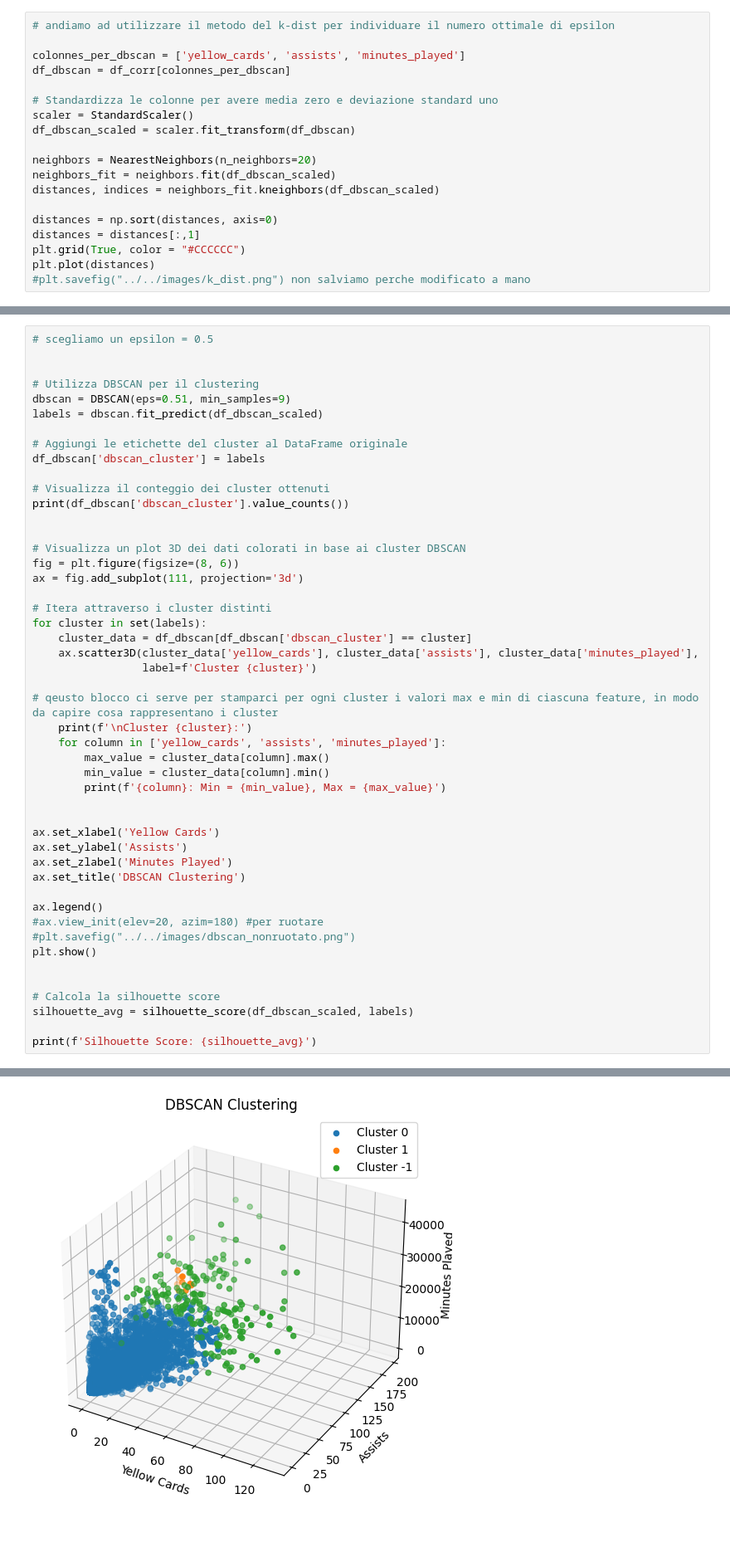
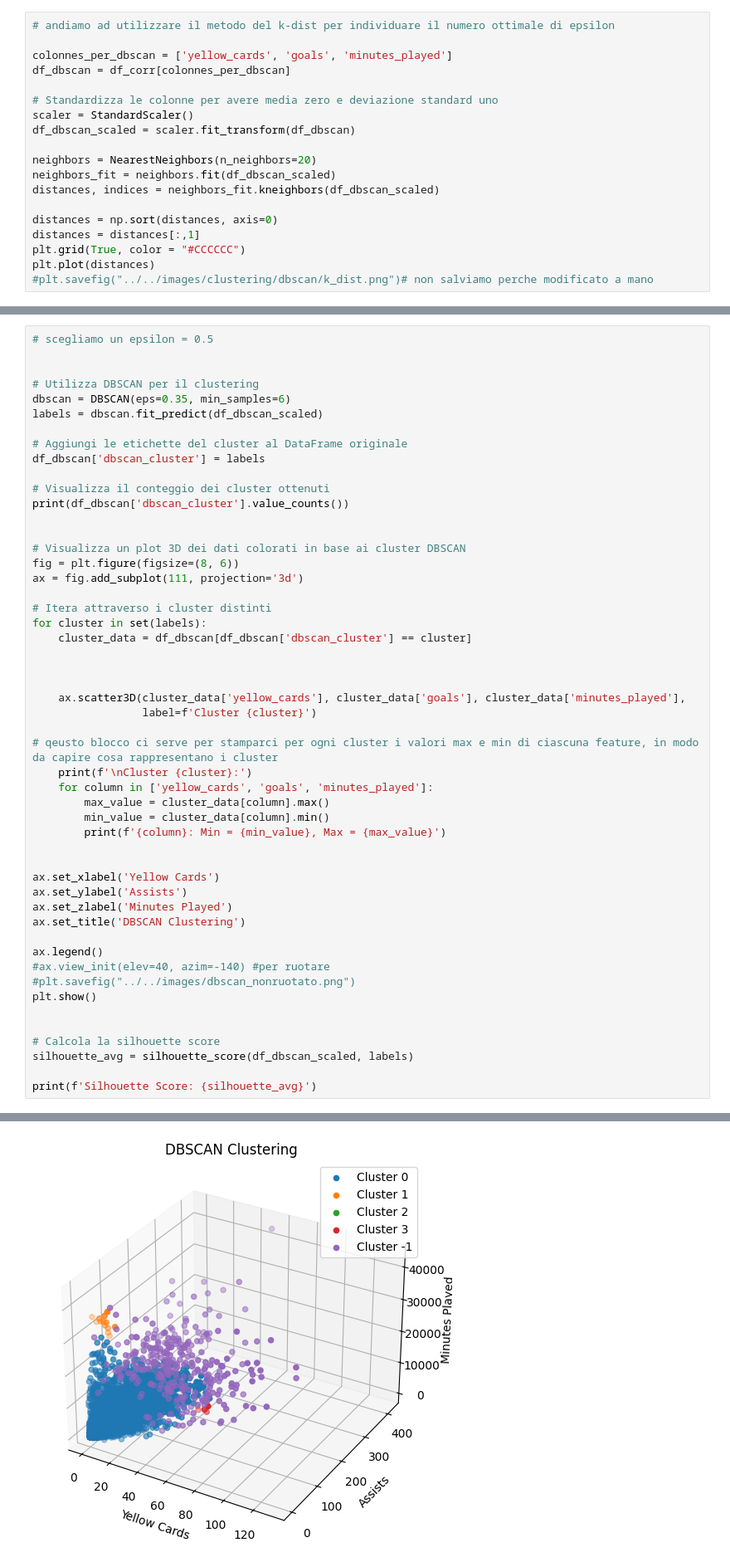
Before and after one commit to MikDR/DataScience-Python, a Jupyter notebook: codice/clustering/dbscan.ipynb, the cells around one changed output, grey strips where cells are left out. Shown at 83% size. Saved outputs shown, nothing was run; the diff lists cells and outputs as text; blank space fills up the shorter version.

```diff
--- a/codice/clustering/dbscan.ipynb
+++ b/codice/clustering/dbscan.ipynb
@@ -15,7 +29,7 @@ df_corr= joblib.load('dataframe_processato.joblib')
 # %%
 # andiamo ad utilizzare il metodo del k-dist per individuare il numero ottimale di epsilon
 
-colonnes_per_dbscan = ['yellow_cards', 'assists', 'minutes_played']
+colonnes_per_dbscan = ['yellow_cards', 'goals', 'minutes_played']
 df_dbscan = df_corr[colonnes_per_dbscan]
 
 # Standardizza le colonne per avere media zero e deviazione standard uno
@@ -30,5 +44,5 @@ distances = np.sort(distances, axis=0)
 distances = distances[:,1]
 plt.grid(True, color = "#CCCCCC")
 plt.plot(distances)
-#plt.savefig("../../images/k_dist.png") non salviamo perche modificato a mano
+#plt.savefig("../../images/clustering/dbscan/k_dist.png")# non salviamo perche modificato a mano
 # %% [output]
@@ -73,7 +86,7 @@ plt.show()
 
 
 # Utilizza DBSCAN per il clustering
-dbscan = DBSCAN(eps=0.51, min_samples=9)
+dbscan = DBSCAN(eps=0.35, min_samples=6)
 labels = dbscan.fit_predict(df_dbscan_scaled)
 
 # Aggiungi le etichette del cluster al DataFrame originale
@@ -90,12 +103,15 @@ ax = fig.add_subplot(111, projection='3d')
 # Itera attraverso i cluster distinti
 for cluster in set(labels):
     cluster_data = df_dbscan[df_dbscan['dbscan_cluster'] == cluster]
-    ax.scatter3D(cluster_data['yellow_cards'], cluster_data['assists'], cluster_data['minutes_played'],
+
+
+
+    ax.scatter3D(cluster_data['yellow_cards'], cluster_data['goals'], cluster_data['minutes_played'],
                  label=f'Cluster {cluster}')
 
 # qeusto blocco ci serve per stamparci per ogni cluster i valori max e min di ciascuna feature, in modo da capire cosa rappresentano i cluster
     print(f'\nCluster {cluster}:')
-    for column in ['yellow_cards', 'assists', 'minutes_played']:
+    for column in ['yellow_cards', 'goals', 'minutes_played']:
         max_value = cluster_data[column].max()
         min_value = cluster_data[column].min()
         print(f'{column}: Min = {min_value}, Max = {max_value}')
@@ -107,7 +123,7 @@ ax.set_zlabel('Minutes Played')
 ax.set_title('DBSCAN Clustering')
 
 ax.legend()
-#ax.view_init(elev=20, azim=180) #per ruotare
+#ax.view_init(elev=40, azim=-140) #per ruotare
 #plt.savefig("../../images/dbscan_nonruotato.png")
 plt.show()
 
@@ -145 +158 @@ minutes_played: Min = 9069, Max = 43689
-[figure, old version]
+[figure, new version]
```
Also changed, not shown: parts of 4 cells of this notebook, 1 other file.
